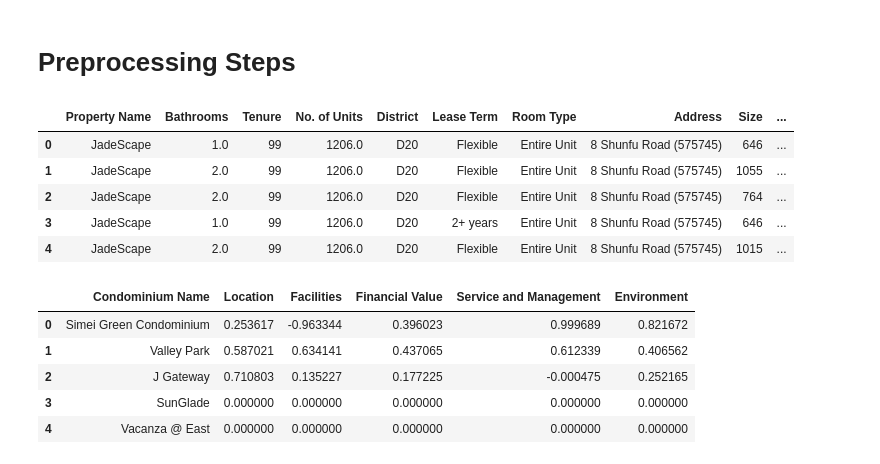
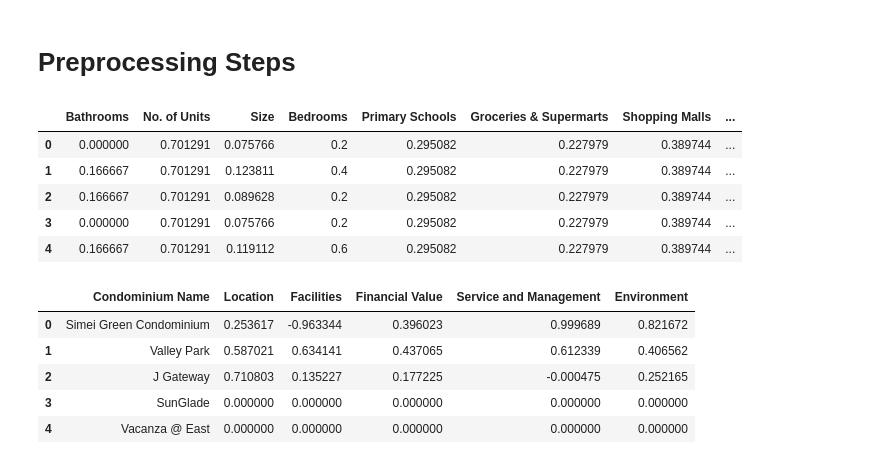
Before and after one commit to cocoy02/IS4242_Group11_Rental_Price_Prediction, a Jupyter notebook: 5_Modelling.ipynb, the cells around one changed output. Saved outputs shown, nothing was run; the diff lists cells and outputs as text; code cells hidden in the pictures.

```diff
--- a/5_Modelling.ipynb
+++ b/5_Modelling.ipynb
@@ -11,15 +11,15 @@ from scipy import stats
 # %% [markdown]
 # Preprocessing Steps
 # %%
-df_rent = pd.read_csv("/content/drive/MyDrive/IS4242/df_srx_Condo.csv", index_col=0)
+df_rent = pd.read_csv("Data/df_srx_Condo.csv", index_col=0)
 df_rent.head()
 # %% [output]
-|  | Property Name | Bathrooms | Tenure | No. of Units | District | Lease Term | Room Type | Address | Size | ... |
-| 0 | JadeScape | 1.0 | 99 | 1206.0 | D20 | Flexible | Entire Unit | 8 Shunfu Road (575745) | 646 | ... |
-| 1 | JadeScape | 2.0 | 99 | 1206.0 | D20 | Flexible | Entire Unit | 8 Shunfu Road (575745) | 1055 | ... |
-| 2 | JadeScape | 2.0 | 99 | 1206.0 | D20 | Flexible | Entire Unit | 8 Shunfu Road (575745) | 764 | ... |
-| 3 | JadeScape | 1.0 | 99 | 1206.0 | D20 | 2+ years | Entire Unit | 8 Shunfu Road (575745) | 646 | ... |
-| 4 | JadeScape | 2.0 | 99 | 1206.0 | D20 | Flexible | Entire Unit | 8 Shunfu Road (575745) | 1015 | ... |
+|  | Bathrooms | No. of Units | Size | Bedrooms | Primary Schools | Groceries & Supermarts | Shopping Malls | ... |
+| 0 | 0.000000 | 0.701291 | 0.075766 | 0.2 | 0.295082 | 0.227979 | 0.389744 | ... |
+| 1 | 0.166667 | 0.701291 | 0.123811 | 0.4 | 0.295082 | 0.227979 | 0.389744 | ... |
+| 2 | 0.166667 | 0.701291 | 0.089628 | 0.2 | 0.295082 | 0.227979 | 0.389744 | ... |
+| 3 | 0.000000 | 0.701291 | 0.075766 | 0.2 | 0.295082 | 0.227979 | 0.389744 | ... |
+| 4 | 0.166667 | 0.701291 | 0.119112 | 0.6 | 0.295082 | 0.227979 | 0.389744 | ... |
 # %%
 df_rev = pd.read_csv("/content/drive/MyDrive/IS4242/review_20.csv", index_col=0)
 df_rev.head()
```
Also changed, not shown: parts of 5 cells of this notebook, 4 other files.
